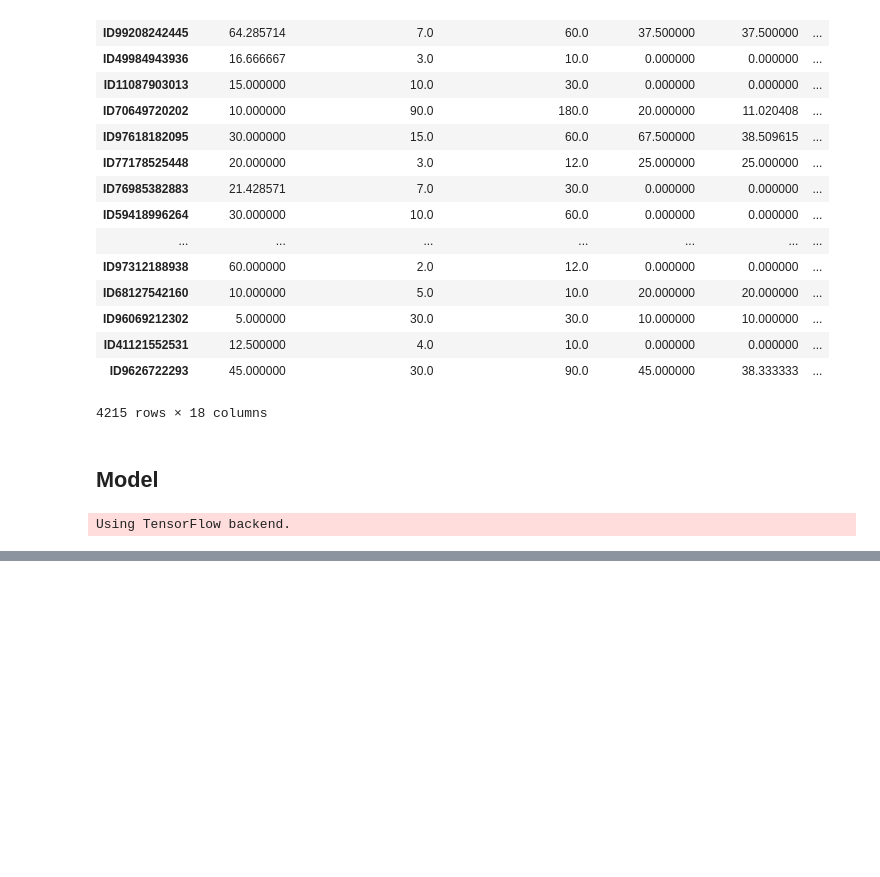
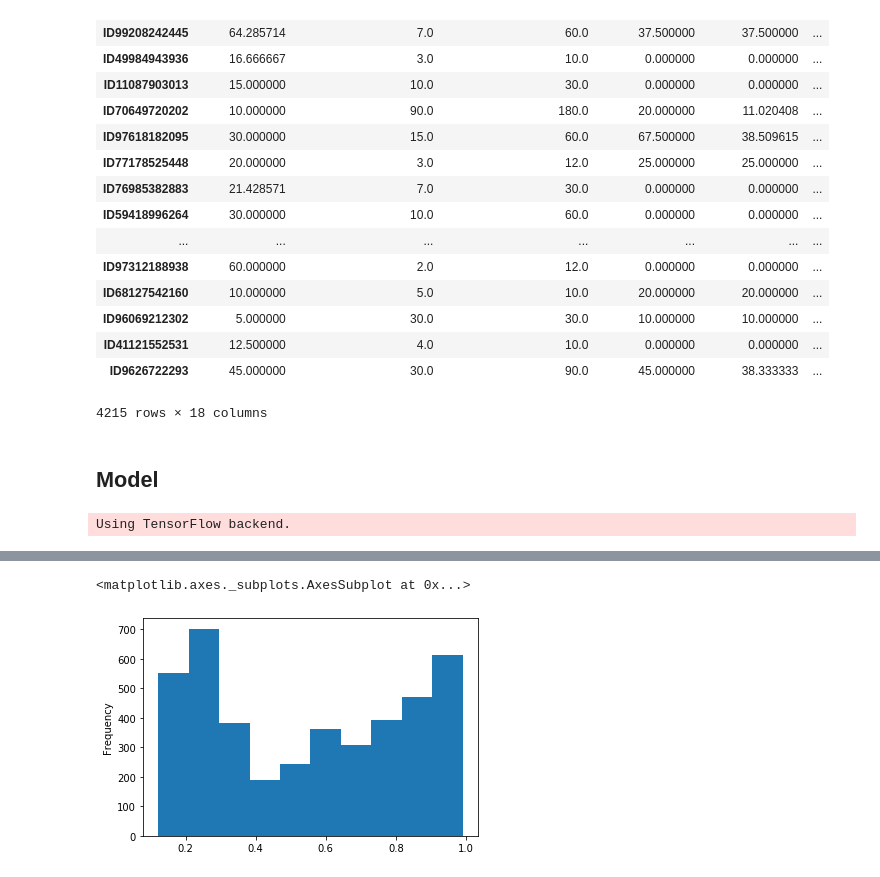
Before and after one commit to chenson2018/Humana-Mays-Competition, a Jupyter notebook: Final Model/Final Draft v3.ipynb, the cells around one changed output, grey strips where cells are left out. Cells and saved outputs as stored; diff of their text form; code cells hidden in the pictures; blank space fills up the shorter version.

```diff
--- a/Final Model/Final Draft v3.ipynb
+++ b/Final Model/Final Draft v3.ipynb
@@ -222,3 +240,8 @@ predictions
+# %%
+predictions['Model Average'].plot(kind = 'hist')
+# %% [output]
+<matplotlib.axes._subplots.AxesSubplot at 0x...>
+[figure, added]
 # %%
 (predictions['LGB'] - predictions['Random Forest']).abs().mean()
 # %% [output]
```
Also changed, not shown: parts of 11 cells of this notebook.
